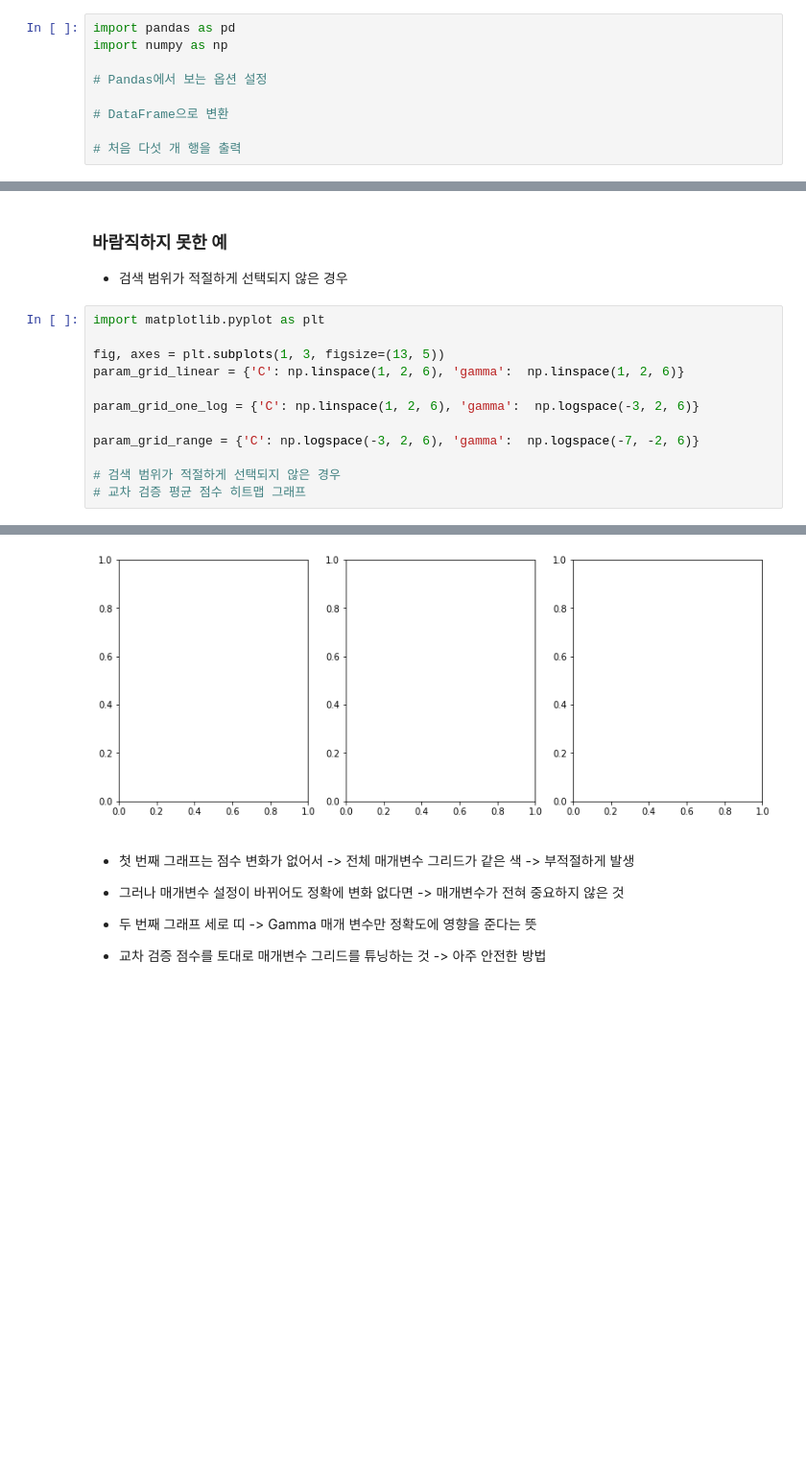
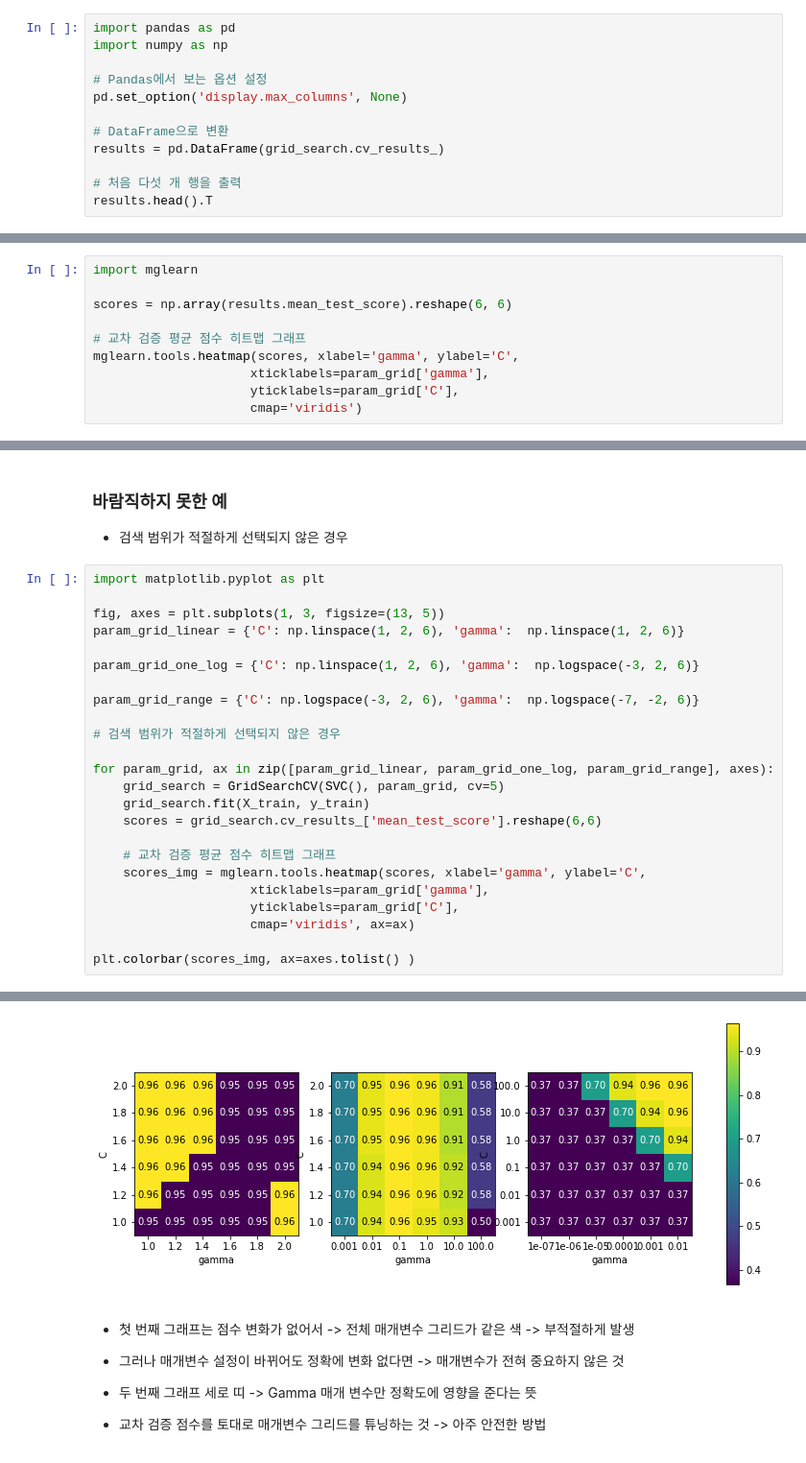
Before and after one commit to Lagom92/study-in-school, a Jupyter notebook: ML/0818_지도학습_모델평가_성능향상_노트1.ipynb, the cells around one changed output, grey strips where cells are left out. Shown at 96% size. Saved outputs shown, nothing was run; the diff lists cells and outputs as text; blank space fills up the shorter version.

Commit message:
Study 교차검증 & grid search

```diff
--- a/ML/0818_지도학습_모델평가_성능향상_노트1.ipynb
+++ b/ML/0818_지도학습_모델평가_성능향상_노트1.ipynb
@@ -515,7 +516,10 @@ import pandas as pd
 import numpy as np
 
 # Pandas에서 보는 옵션 설정
+pd.set_option('display.max_columns', None)
 
 # DataFrame으로 변환
+results = pd.DataFrame(grid_search.cv_results_)
 
 # 처음 다섯 개 행을 출력
+results.head().T
@@ -527,0 +545,10 @@ import mglearn
+# %%
+import mglearn
+
+scores = np.array(results.mean_test_score).reshape(6, 6)
+
+# 교차 검증 평균 점수 히트맵 그래프
+mglearn.tools.heatmap(scores, xlabel='gamma', ylabel='C',
+                     xticklabels=param_grid['gamma'],
+                     yticklabels=param_grid['C'],
+                     cmap='viridis')
@@ -544,5 +574,17 @@ param_grid_one_log = {'C': np.linspace(1, 2, 6), 'gamma':  np.logspace(-3, 2, 6)
 param_grid_range = {'C': np.logspace(-3, 2, 6), 'gamma':  np.logspace(-7, -2, 6)}
 
 # 검색 범위가 적절하게 선택되지 않은 경우
-# 교차 검증 평균 점수 히트맵 그래프
+
+for param_grid, ax in zip([param_grid_linear, param_grid_one_log, param_grid_range], axes):
+    grid_search = GridSearchCV(SVC(), param_grid, cv=5)
+    grid_search.fit(X_train, y_train)
+    scores = grid_search.cv_results_['mean_test_score'].reshape(6,6)
+
+    # 교차 검증 평균 점수 히트맵 그래프
+    scores_img = mglearn.tools.heatmap(scores, xlabel='gamma', ylabel='C',
+                     xticklabels=param_grid['gamma'],
+                     yticklabels=param_grid['C'],
+                     cmap='viridis', ax=ax)
+
+plt.colorbar(scores_img, ax=axes.tolist() )
 # %% [output]
@@ -549,4 +592,4 @@ param_grid_range = {'C': np.logspace(-3, 2, 6), 'gamma':  np.logspace(-7, -2, 6)
-[figure, old version]
+[figure, new version]
 # %% [markdown]
 - 첫 번째 그래프는 점수 변화가 없어서 -> 전체 매개변수 그리드가 같은 색 -> 부적절하게 발생
 
```
Also changed, not shown: parts of 10 cells of this notebook.
